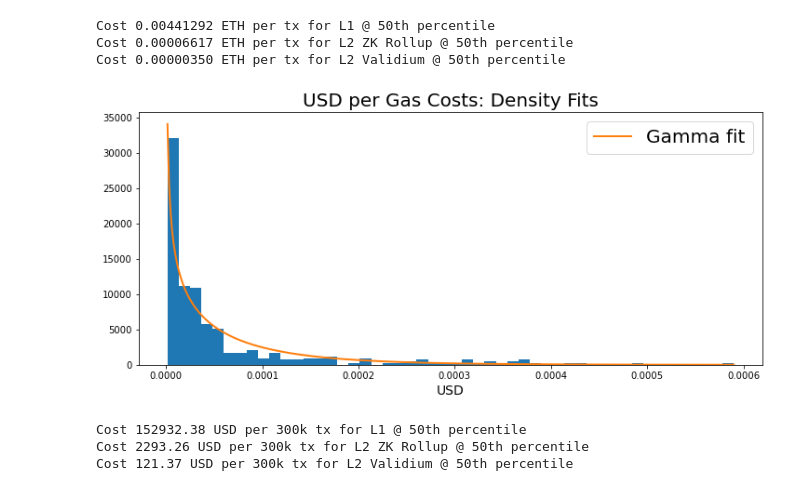
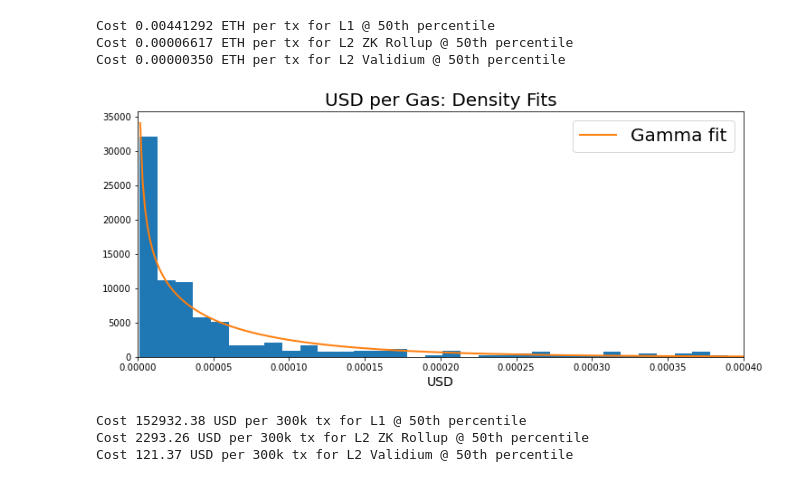
Before and after one commit to icmoore/syscoin-tex, a Jupyter notebook: notebooks/sys_4_eth.ipynb, the cells around one changed output. Saved outputs shown, nothing was run; the diff lists cells and outputs as text; code cells hidden in the pictures.

```diff
--- a/notebooks/sys_4_eth.ipynb
+++ b/notebooks/sys_4_eth.ipynb
@@ -372,22 +372,23 @@ gas_usd = eth_price['price_val'].tail(365).values*plt_gas_price['wei'].values/1e
 # %%
 values = np.linspace(0, max(gas_usd), 365)
 
 pSample = gas_usd.flatten()
 pSample = pSample[pSample > 0]
 
 sample = pSample.reshape(-1,1)
 gamma_model = GammaDistribution.from_samples(sample)
 gamma_fit = gamma_model.probability(values.flatten())
 
 plt.figure(figsize=(12, 5))
 plt.hist(sample, bins=50, density=True)
 plt.plot(values, gamma_fit, label="Gamma fit", linewidth=2)
 plt.legend(fontsize=20)
 plt.xlabel("USD", fontsize=14)
-plt.title("USD per Gas Costs: Density Fits", fontsize=20)
+plt.title("USD per Gas: Density Fits", fontsize=20)
+plt.xlim(0,0.0004)
 plt.show()
 # %% [output]
-[figure, old version]
+[figure, new version]
 # %%
 gas_cost = np.quantile(sample.flatten(), 0.5)
 
```
Also changed, not shown: 1 other file.
